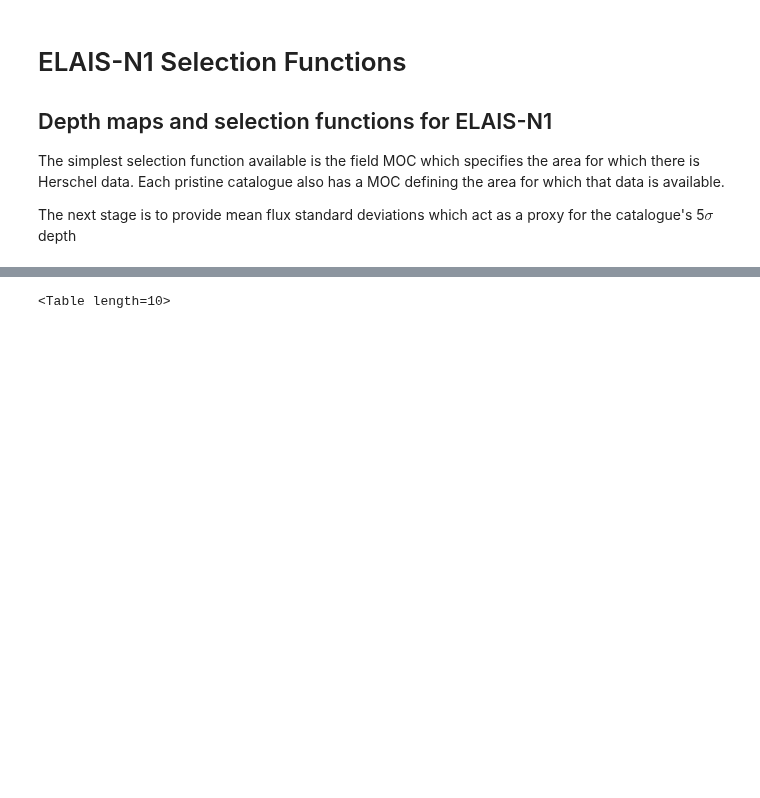
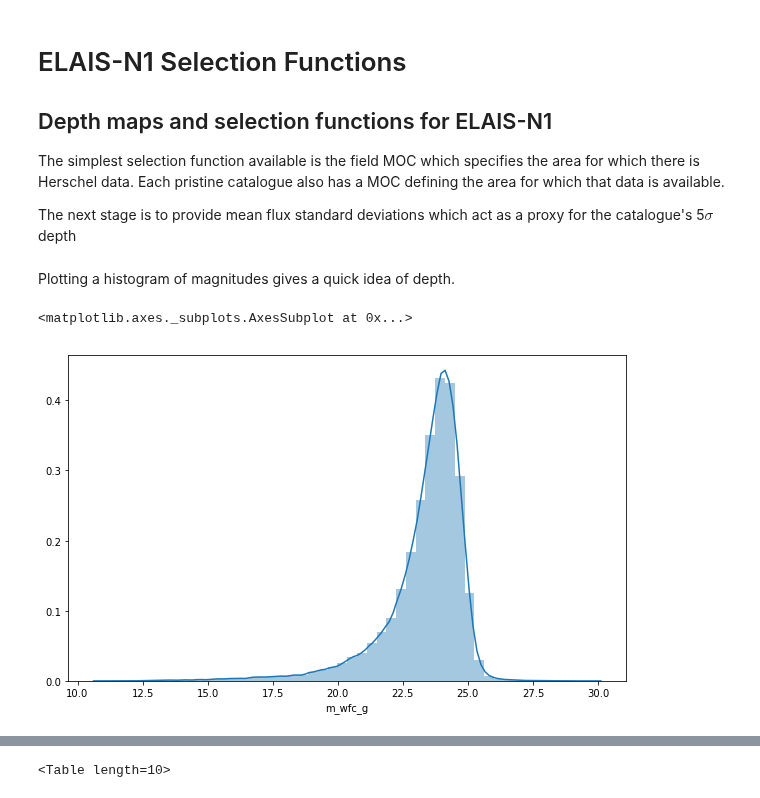
Before and after one commit to H-E-L-P/dmu_products, a Jupyter notebook: dmu1/dmu1_ml_ELAIS-N1/4_Selection_function.ipynb, the cells around one changed output, grey strips where cells are left out. Drawn from its saved outputs; the diff is of its cells as text; code cells hidden in the pictures; blank space fills up the shorter version.

Commit message:
Depth map creation running on ELAIS-N1

```diff
--- a/dmu1/dmu1_ml_ELAIS-N1/4_Selection_function.ipynb
+++ b/dmu1/dmu1_ml_ELAIS-N1/4_Selection_function.ipynb
@@ -32,3 +34,10 @@ ORDER = 10
 
 field_moc = MOC(filename="../../dmu2/dmu2_field_coverages/ELAIS-N1_MOC.fits")
 master_catalogue = Table.read("{}/master_catalogue_elais_n1_20170706.fits".format(OUT_DIR))
+# %% [markdown]
+Plotting a histogram of magnitudes gives a quick idea of depth.
+# %%
+sns.distplot(master_catalogue['m_wfc_g'][(master_catalogue['m_wfc_g'] > 0) &  (master_catalogue['m_wfc_g'] < 90.)])
+# %% [output]
+<matplotlib.axes._subplots.AxesSubplot at 0x...>
+[figure, added]
```
Also changed, not shown: parts of 22 cells of this notebook.
